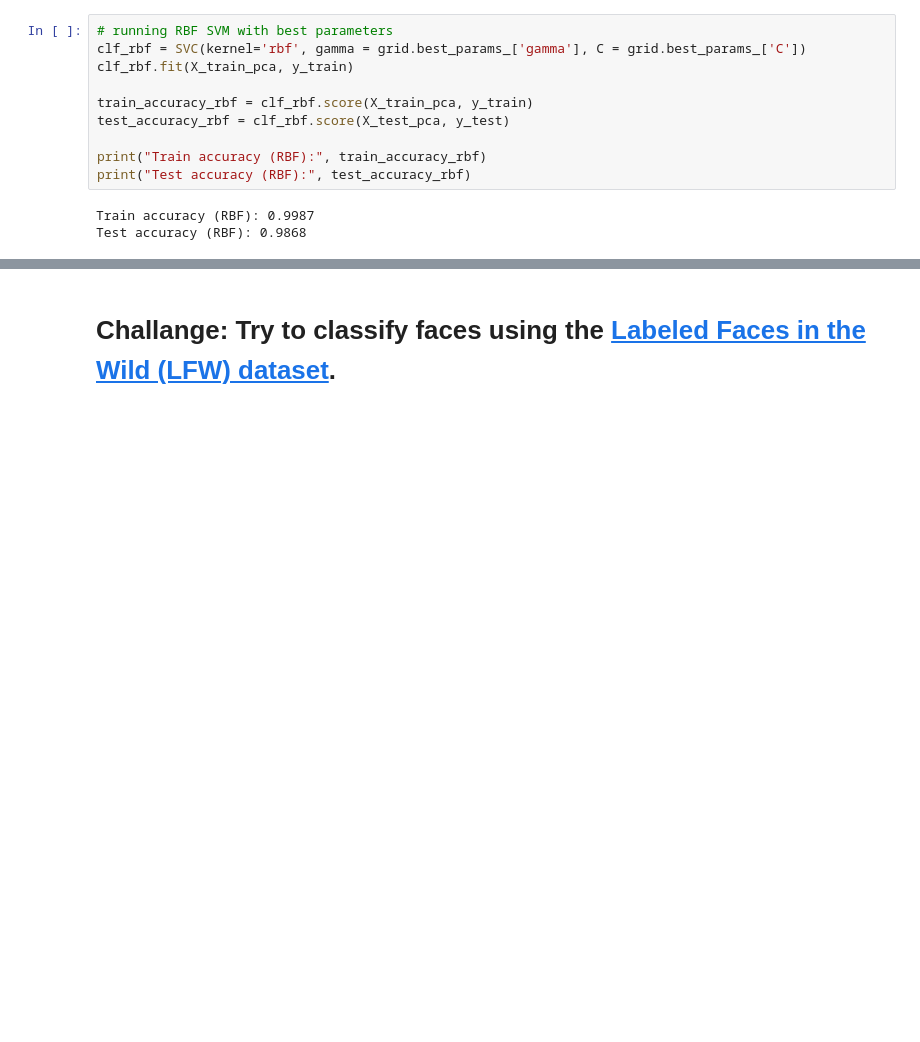
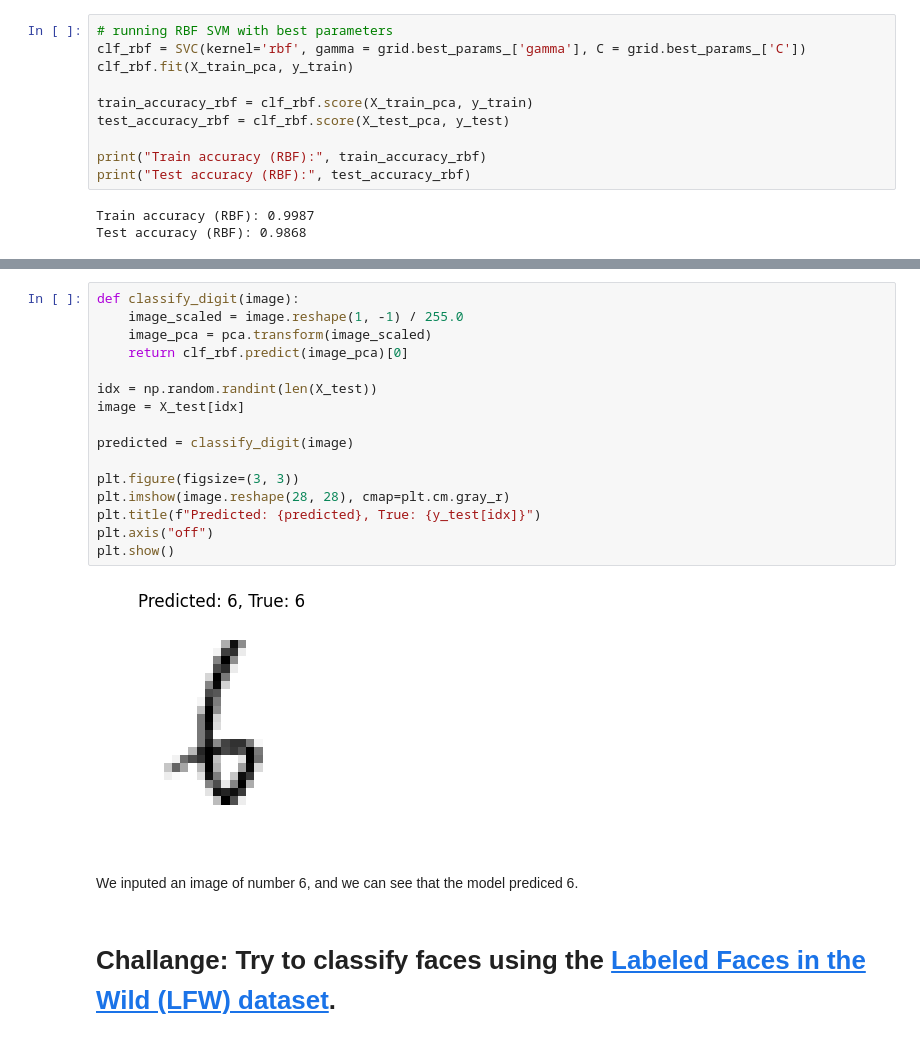
Before and after one commit to chrisd314/34759-perception-autonomous-systems-fall-2026, a Jupyter notebook: 08-weekly-project-classification/08-weekly-project-classification.ipynb, the cells around one changed output, grey strips where cells are left out. Cells and saved outputs as stored; diff of their text form; blank space fills up the shorter version.

```diff
--- a/08-weekly-project-classification/08-weekly-project-classification.ipynb
+++ b/08-weekly-project-classification/08-weekly-project-classification.ipynb
@@ -185,3 +208,23 @@ Test accuracy (RBF): 0.9868
+# %%
+def classify_digit(image):
+    image_scaled = image.reshape(1, -1) / 255.0
+    image_pca = pca.transform(image_scaled)
+    return clf_rbf.predict(image_pca)[0]
+
+idx = np.random.randint(len(X_test))
+image = X_test[idx]
+
+predicted = classify_digit(image)
+
+plt.figure(figsize=(3, 3))
+plt.imshow(image.reshape(28, 28), cmap=plt.cm.gray_r)
+plt.title(f"Predicted: {predicted}, True: {y_test[idx]}")
+plt.axis("off")
+plt.show()
+# %% [output]
+[figure, added]
+# %% [markdown]
+We inputed an image of number 6, and we can see that the model prediced 6.
 # %% [markdown]
 # Challange: Try to classify faces using the [Labeled Faces in the Wild (LFW) dataset](http://vis-www.cs.umass.edu/lfw/).
 # %% [markdown]
```
Also changed, not shown: parts of 16 cells of this notebook.
